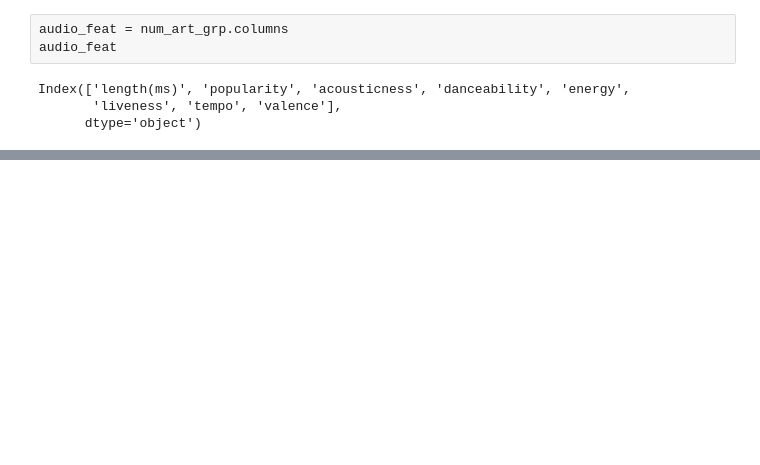
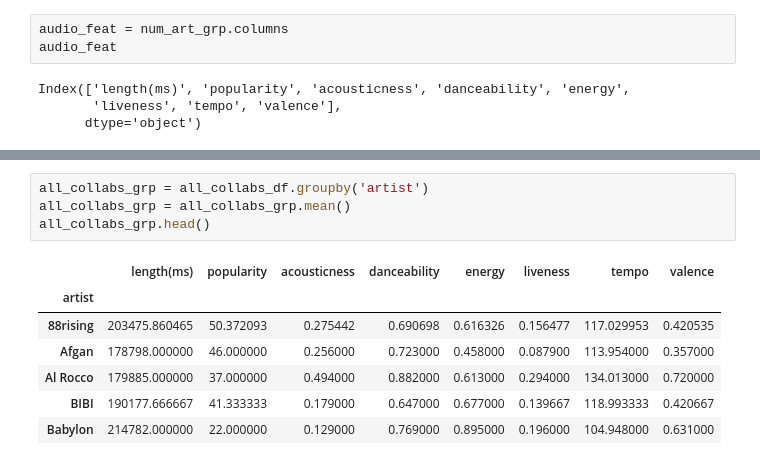
Before and after one commit to jeugenio103/Project-3, a Jupyter notebook: Collabs/collabs_analysis.ipynb, the cells around one changed output, grey strips where cells are left out. Cells and saved outputs as stored; diff of their text form; blank space fills up the shorter version.

```diff
--- a/Collabs/collabs_analysis.ipynb
+++ b/Collabs/collabs_analysis.ipynb
@@ -144,0 +219,12 @@ TypeError: object of type 'method' has no len()
+# %%
+all_collabs_grp = all_collabs_df.groupby('artist')
+all_collabs_grp = all_collabs_grp.mean()
+all_collabs_grp.head()
+# %% [output]
+|  | length(ms) | popularity | acousticness | danceability | energy | liveness | tempo | valence |
+| artist |  |  |  |  |  |  |  |  |
+| 88rising | 203475.860465 | 50.372093 | 0.275442 | 0.690698 | 0.616326 | 0.156477 | 117.029953 | 0.420535 |
+| Afgan | 178798.000000 | 46.000000 | 0.256000 | 0.723000 | 0.458000 | 0.087900 | 113.954000 | 0.357000 |
+| Al Rocco | 179885.000000 | 37.000000 | 0.494000 | 0.882000 | 0.613000 | 0.294000 | 134.013000 | 0.720000 |
+| BIBI | 190177.666667 | 41.333333 | 0.179000 | 0.647000 | 0.677000 | 0.139667 | 118.993333 | 0.420667 |
+| Babylon | 214782.000000 | 22.000000 | 0.129000 | 0.769000 | 0.895000 | 0.196000 | 104.948000 | 0.631000 |
```
Also changed, not shown: parts of 21 cells of this notebook.
